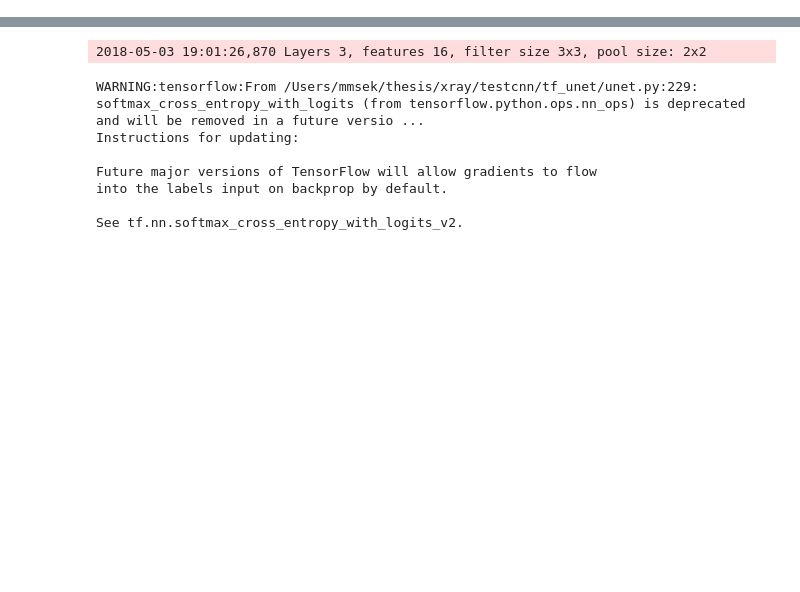
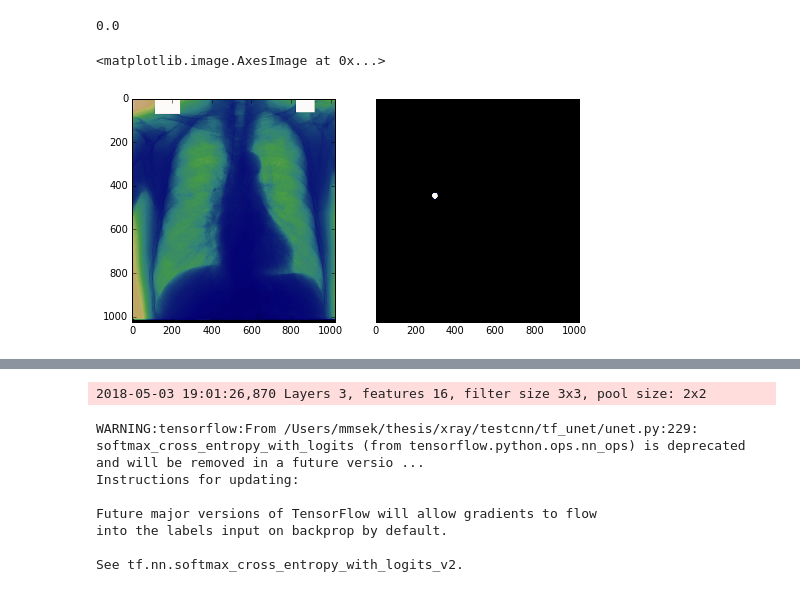
Before and after one commit to zitounn/stage1, a Jupyter notebook: unet_jjupyter.ipynb, the cells around one changed output, grey strips where cells are left out. Cells and saved outputs as stored; diff of their text form; code cells hidden in the pictures; blank space fills up the shorter version.

```diff
--- a/unet_jjupyter.ipynb
+++ b/unet_jjupyter.ipynb
@@ -13,5 +43,9 @@ from PIL import Image
 # %%
-data_provider = image_util.ImageDataProvider('tifdata/*.tif', n_class=1)
+data_provider = image_util.NoduleDataProvider('tifdata/*.tif', n_class=2)
 # %%
-net = unet.Unet(layers=3, features_root=64, channels=1, n_class=1)
+net = unet.Unet(layers=3, features_root=16, channels=1, n_class=2, gpu_ratio=0.6)
+
+
+n_points = 4
+data, label = data_provider(n_points)
 # %% [output]
@@ -39 +75,12 @@ keep_dims is deprecated, use keepdims instead
+# %%
+np.sum(label[0,:,:,1])
+# %% [output]
+0.0
+# %%
+fig, ax = plt.subplots(1,2, sharey=True, figsize=(8,4))
+ax[0].imshow(data[0,...,0], aspect="auto")
+ax[1].imshow(label[0,:,:,1], aspect="auto")
+# %% [output]
+<matplotlib.image.AxesImage at 0x...>
+[figure, added]
 # %%
```
Also changed, not shown: parts of 14 cells of this notebook, 4 other files.
